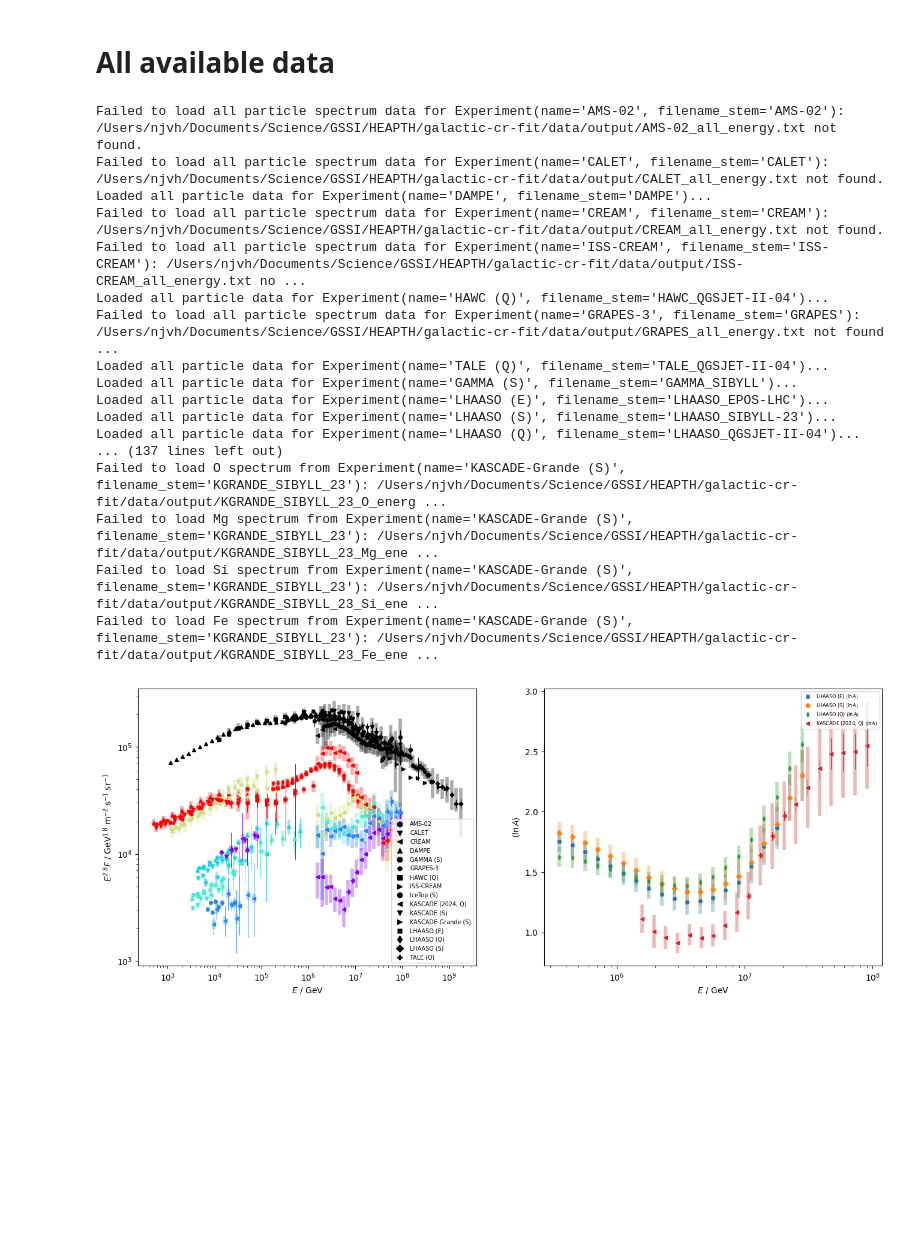
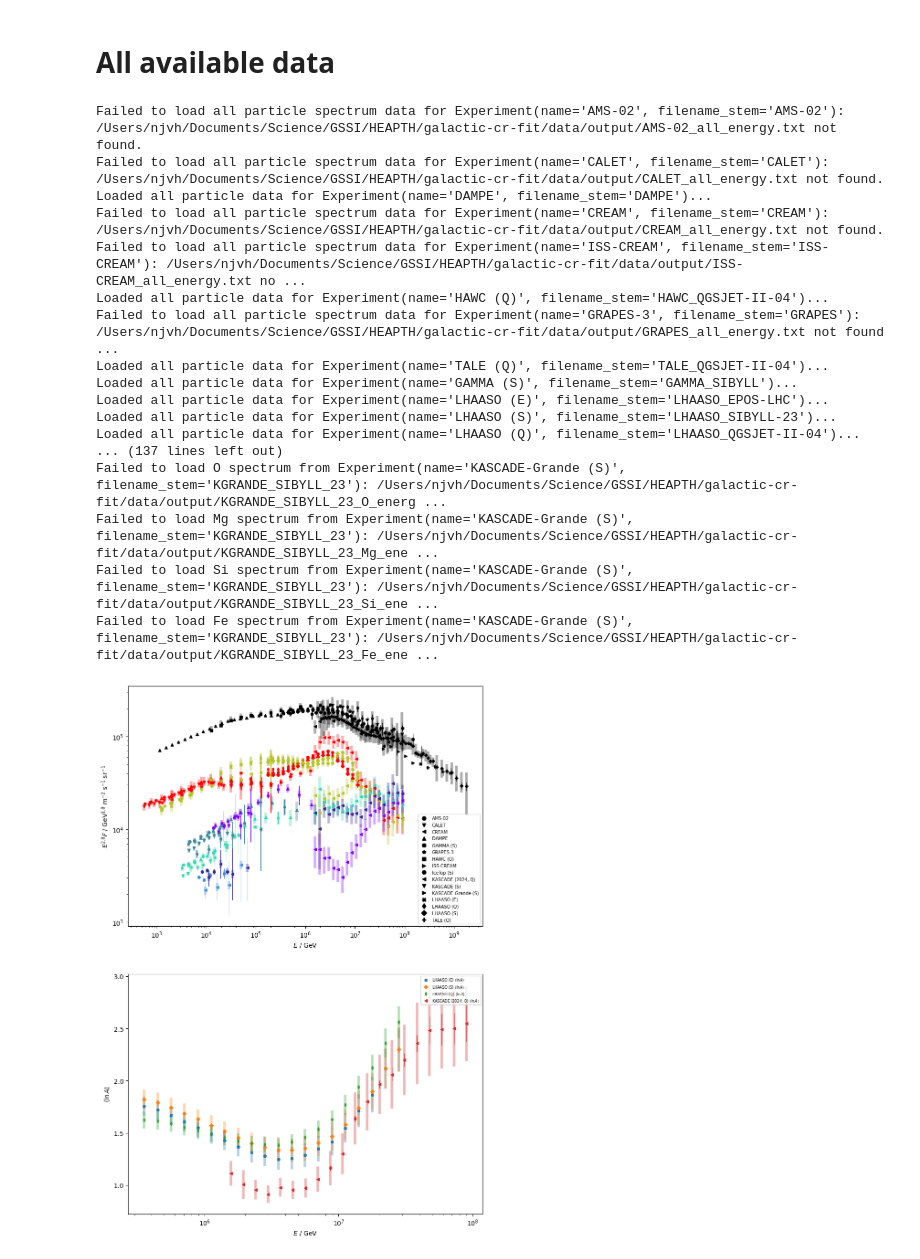
Before and after one commit to nj-vs-vh/EVA, a Jupyter notebook: data.ipynb, the cells around one changed output. Drawn from its saved outputs; the diff is of its cells as text; code cells hidden in the pictures; blank space fills up the shorter version.

```diff
--- a/data.ipynb
+++ b/data.ipynb
@@ -9,31 +11,32 @@ from cr_knee_fit.fit_data import Data, DataConfig
 # %%
 ALL = experiments.DIRECT + experiments.INDIRECT
 conf = DataConfig(
     experiments_elements=list(ALL),
     experiments_all_particle=ALL,
     experiments_lnA=ALL,
     elements=Element.regular(),
     elements_R_bounds=(5e2, 1e8),
 )
 
 d = Data.load(conf, verbose=True)
-fig = d.plot(scale=2.8)
+fig, ax = plt.subplots(nrows=2, figsize=(10, 15))
+fig = d.plot(scale=2.8, figure=fig)
 # %% [output]
 Failed to load all particle spectrum data for Experiment(name='AMS-02', filename_stem='AMS-02'): /Users/njvh/Documents/Science/GSSI/HEAPTH/galactic-cr-fit/data/output/AMS-02_all_energy.txt not found.
 Failed to load all particle spectrum data for Experiment(name='CALET', filename_stem='CALET'): /Users/njvh/Documents/Science/GSSI/HEAPTH/galactic-cr-fit/data/output/CALET_all_energy.txt not found.
 Loaded all particle data for Experiment(name='DAMPE', filename_stem='DAMPE')...
 Failed to load all particle spectrum data for Experiment(name='CREAM', filename_stem='CREAM'): /Users/njvh/Documents/Science/GSSI/HEAPTH/galactic-cr-fit/data/output/CREAM_all_energy.txt not found.
 Failed to load all particle spectrum data for Experiment(name='ISS-CREAM', filename_stem='ISS-CREAM'): /Users/njvh/Documents/Science/GSSI/HEAPTH/galactic-cr-fit/data/output/ISS-CREAM_all_energy.txt no ...
 Loaded all particle data for Experiment(name='HAWC (Q)', filename_stem='HAWC_QGSJET-II-04')...
 Failed to load all particle spectrum data for Experiment(name='GRAPES-3', filename_stem='GRAPES'): /Users/njvh/Documents/Science/GSSI/HEAPTH/galactic-cr-fit/data/output/GRAPES_all_energy.txt not found ...
 Loaded all particle data for Experiment(name='TALE (Q)', filename_stem='TALE_QGSJET-II-04')...
 Loaded all particle data for Experiment(name='GAMMA (S)', filename_stem='GAMMA_SIBYLL')...
 Loaded all particle data for Experiment(name='LHAASO (E)', filename_stem='LHAASO_EPOS-LHC')...
 Loaded all particle data for Experiment(name='LHAASO (S)', filename_stem='LHAASO_SIBYLL-23')...
 Loaded all particle data for Experiment(name='LHAASO (Q)', filename_stem='LHAASO_QGSJET-II-04')...
 ... (137 lines left out)
 Failed to load O spectrum from Experiment(name='KASCADE-Grande (S)', filename_stem='KGRANDE_SIBYLL_23'): /Users/njvh/Documents/Science/GSSI/HEAPTH/galactic-cr-fit/data/output/KGRANDE_SIBYLL_23_O_energ ...
 Failed to load Mg spectrum from Experiment(name='KASCADE-Grande (S)', filename_stem='KGRANDE_SIBYLL_23'): /Users/njvh/Documents/Science/GSSI/HEAPTH/galactic-cr-fit/data/output/KGRANDE_SIBYLL_23_Mg_ene ...
 Failed to load Si spectrum from Experiment(name='KASCADE-Grande (S)', filename_stem='KGRANDE_SIBYLL_23'): /Users/njvh/Documents/Science/GSSI/HEAPTH/galactic-cr-fit/data/output/KGRANDE_SIBYLL_23_Si_ene ...
 Failed to load Fe spectrum from Experiment(name='KASCADE-Grande (S)', filename_stem='KGRANDE_SIBYLL_23'): /Users/njvh/Documents/Science/GSSI/HEAPTH/galactic-cr-fit/data/output/KGRANDE_SIBYLL_23_Fe_ene ...
-[figure, old version]
+[figure, new version]
```
Also changed, not shown: parts of 5 cells of this notebook, 17 other files.
